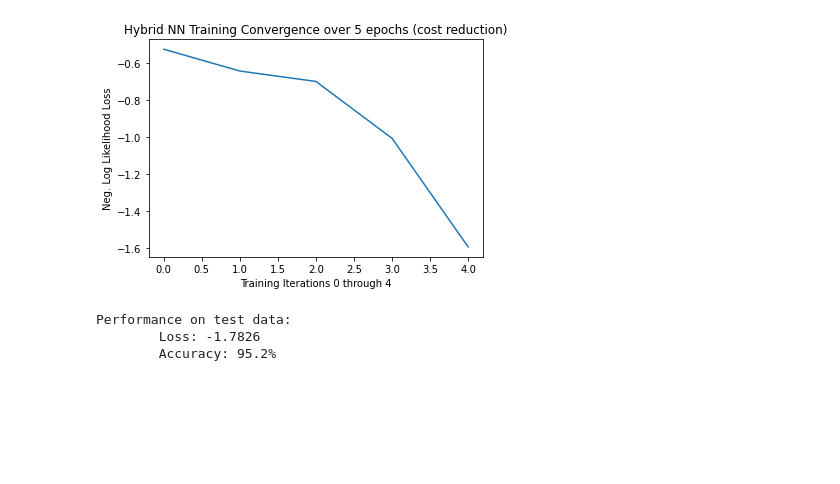
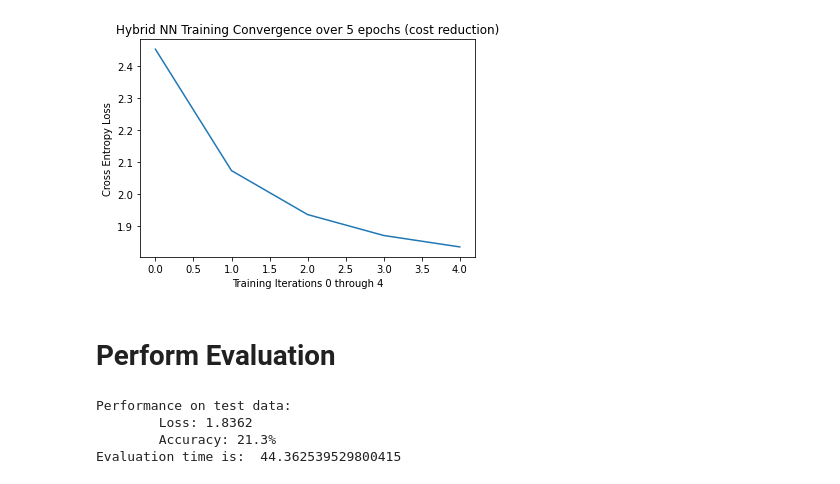
Before and after one commit to mrdobson/SENSIP_2021_REU, a Jupyter notebook: jpnb/mnist_qnn_proto.ipynb, the cells around one changed output. Saved outputs shown, nothing was run; the diff lists cells and outputs as text; code cells hidden in the pictures; blank space fills up the shorter version.

Commit message:
Add files via upload
MNIST QNN prototype that operates on all 10 characters of the dataset. Very low accuracy, needs work in the NN layers.

```diff
--- a/jpnb/mnist_qnn_proto.ipynb
+++ b/jpnb/mnist_qnn_proto.ipynb
@@ -53,8 +80,6 @@ samp_val_2 = 9
 # %%
-#-------------------------------------------
-# MNIST Data Load for Training Set
-#-------------------------------------------
-n_samples = 700
+# number of samples for training
+n_samples = 7000
 
 # returns tuple with X_train.data and X_train.targets <-- what I don't have from iris
 X_train = datasets.MNIST(root='./data', train=True, download=True,
@@ -132,5 +162,0 @@ test_loader = DataLoader(X_test, batch_size=1, shuffle=True)
-# %%
-#------------
-# define QNN
-#------------
-num_inputs = 2
@@ -174,5 +212,6 @@ ComposedOp([
 # %%
 # create the QNN model
+# have a Net2 model and a Net3_plus model that we can toggle between based on top level config
 class Net(Module):
 
     def __init__(self):
@@ -180,17 +219,17 @@ class Net(Module):
         # how this works:
         # torch.nn.functional.conv2d(input, weight, bias=None, stride=1,
         # padding=0, dilation=1, groups=1) → Tensor
-        self.conv1 = Conv2d(1, 2, kernel_size=5)
-        self.conv2 = Conv2d(2, 16, kernel_size=5)
+        self.conv1 = Conv2d(1, 3, kernel_size=5) # input 1, output 3, 5x5 kernel
+        self.conv2 = Conv2d(3, 32, kernel_size=5) # input 3, output 32, 5x5 kernel
         self.dropout = Dropout2d()
-        self.fc1 = Linear(256, 64)
-        self.fc2 = Linear(64, 2)         # 2-dimensional input to QNN
-        self.qnn = TorchConnector(qnn)  #
-        self.fc3 = Linear(1, 1)          # 1-dimensional output from QNN
+        self.fc1 = Linear(512, 128)
+        self.fc2 = Linear(128, 3)         # 3-dimensional input to QNN
+        self.qnn = TorchConnector(qnn)
+        self.fc3 = Linear(1, 10)          # 1-dimensional output from QNN
 
     def forward(self, x):
-        x = F.relu(self.conv1(x))
-        x = F.max_pool2d(x, 2)
+        x = F.relu(self.conv1(x)) # relu activation on 5x5 kernel 1in 3out conv
+        x = F.max_pool2d(x, 2) # applies a 2D max pooling over an input signal composed of several input planes
         x = F.relu(self.conv2(x))
         x = F.max_pool2d(x, 2)
         x = self.dropout(x)
@@ -205,4 +244,6 @@ model = Net()
 # %%
 # define model, optimizer and loss function
 optimizer = optim.Adam(model.parameters(), lr=0.001)
-loss_func = NLLLoss()
+loss_func = CrossEntropyLoss()
+# Negative-log likelihood loss doesn't lend itself as well to this application
+#loss_func = NLLLoss()
@@ -237,16 +284,18 @@ Training [100.000000%]  Loss: -1.5935
 # %%
 plt.figure(3)
 plt.plot(loss_list)
 plt.title('Hybrid NN Training Convergence over {0} epochs (cost reduction)'.format(epochs))
 plt.xlabel('Training Iterations 0 through {0}'.format(epochs - 1))
-plt.ylabel('Neg. Log Likelihood Loss')
+plt.ylabel('Cross Entropy Loss')
 plt.show()
 # %% [output]
-[figure, old version]
+[figure, new version]
+# %% [markdown]
+# Perform Evaluation
 # %%
-#--------------------
-# perform evaluations
-#--------------------
+# start eval time
+start_eval = time.time()
+
 model.eval() # set into eval mode
 with no_grad():
     correct = 0
@@ -264,10 +313,15 @@ with no_grad():
     print('Performance on test data:\n\tLoss: {:.4f}\n\tAccuracy: {:.1f}%'
            .format(sum(total_loss) / len(total_loss),
                 correct / len(test_loader) / 1 * 100))
+
+# end eval time
+end_eval = time.time()
+print('Evaluation time is: ', (end_eval - start_eval))
 # %% [output]
 Performance on test data:
-        Loss: -1.7826
-        Accuracy: 95.2%
+        Loss: 1.8362
+        Accuracy: 21.3%
+Evaluation time is:  44.362539529800415
 # %%
 # display which two sample values are we comparing against?
 print("MNIST sample 1 is {0}, sample 2 is {1}".format(samp_val_1, samp_val_2))
```
Also changed, not shown: parts of 24 cells of this notebook.
